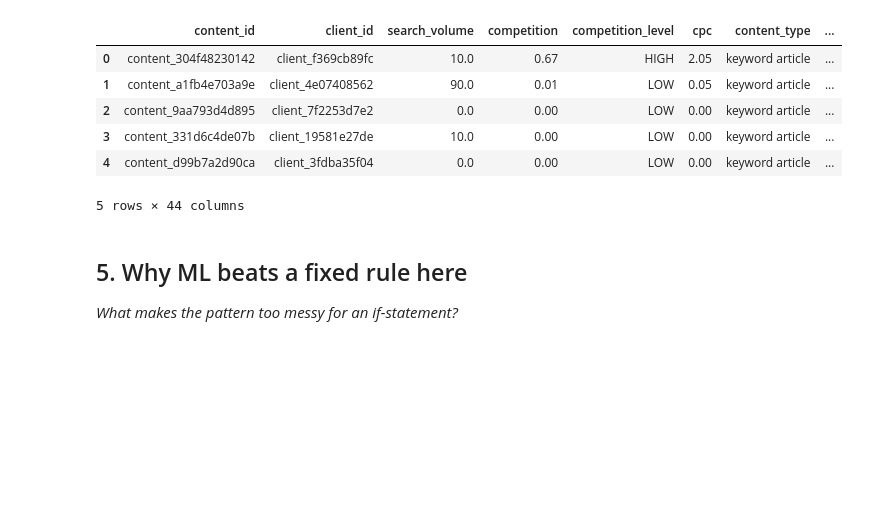
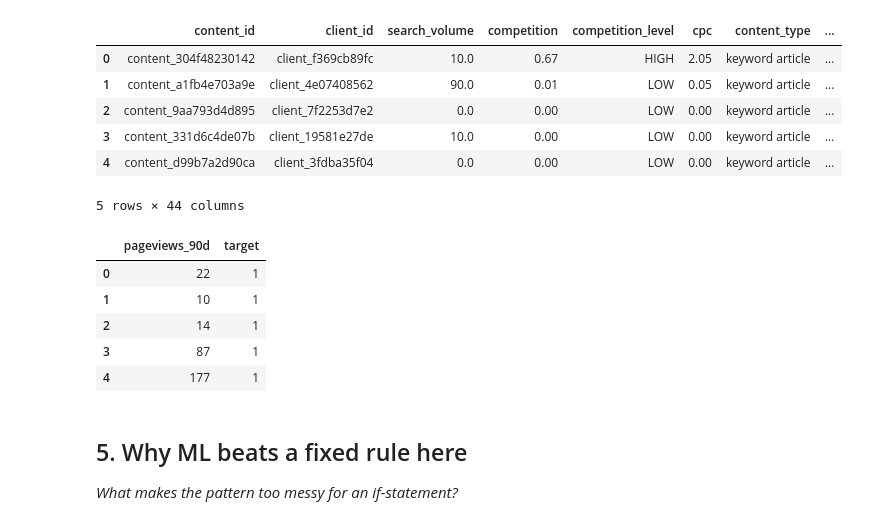
Before and after one commit to DeveshPandey1331/flyrank-ml, a Jupyter notebook: work/notebooks/w02_ml_task_framing.ipynb, the cells around one changed output. Saved outputs shown, nothing was run; the diff lists cells and outputs as text; code cells hidden in the pictures; blank space fills up the shorter version.

```diff
--- a/work/notebooks/w02_ml_task_framing.ipynb
+++ b/work/notebooks/w02_ml_task_framing.ipynb
@@ -127,6 +127,21 @@ Dataset shape: (30000, 44)
 | 3 | content_331d6c4de07b | client_19581e27de | 10.0 | 0.00 | LOW | 0.00 | keyword article | ... |
 | 4 | content_d99b7a2d90ca | client_3fdba35f04 | 0.0 | 0.00 | LOW | 0.00 | keyword article | ... |
 5 rows × 44 columns
+# %%
+# Example target (for demonstration only)
+
+threshold = df["pageviews_90d"].median()
+
+df["target"] = (df["pageviews_90d"] > threshold).astype(int)
+
+df[["pageviews_90d", "target"]].head()
+# %% [output]
+|  | pageviews_90d | target |
+| 0 | 22 | 1 |
+| 1 | 10 | 1 |
+| 2 | 14 | 1 |
+| 3 | 87 | 1 |
+| 4 | 177 | 1 |
 # %% [markdown]
 ## 5. Why ML beats a fixed rule here
 
```
